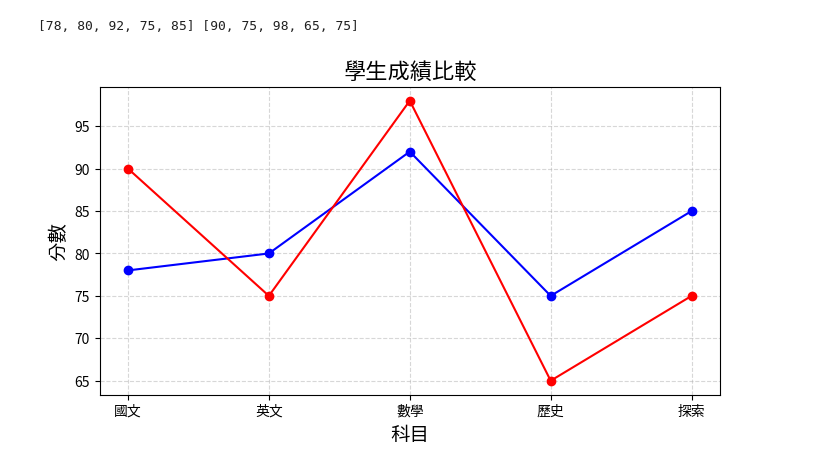
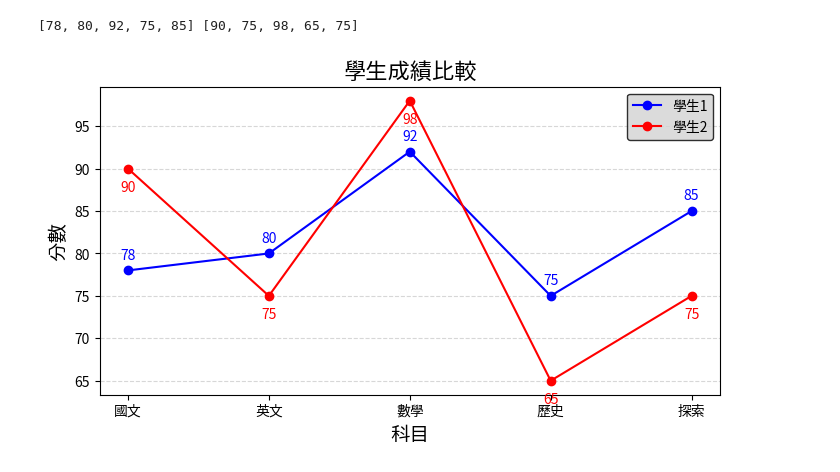
Before and after one commit to zz123321xx/LWY, a Jupyter notebook: lesson14/lesson14_2.ipynb, the cells around one changed output. Saved outputs shown, nothing was run; the diff lists cells and outputs as text; code cells hidden in the pictures.

```diff
--- a/lesson14/lesson14_2.ipynb
+++ b/lesson14/lesson14_2.ipynb
@@ -8,23 +8,29 @@ mpl.rc('font', family='ChineseFont')
 # %%
 import matplotlib.pyplot as plt
 # 來源資料
 student1 = {'國文':78, '英文':80, '數學':92, '歷史':75, '探索':85}
 student2 = {'國文':90, '英文':75, '數學':98, '歷史':65, '探索':75}
 subjects = list(student1.keys())
 scores1 = list(student1.values())
 scores2 = list(student2.values())
 print(scores1, scores2)
 
 # 建立圖形和軸
 figure = plt.figure(figsize=(8, 4), dpi=100, facecolor='w', edgecolor='k')
 axes = figure.add_subplot(111)
 axes.plot(subjects, scores1, label='學生1', marker='o', color='blue')
 axes.plot(subjects, scores2, label='學生2', marker='o', color='red')
 axes.set_title('學生成績比較', fontsize=16)
 axes.set_xlabel('科目', fontsize=14)
 axes.set_ylabel('分數', fontsize=14)
-axes.grid(True, linestyle='--', alpha=0.5)
+axes.grid(True, linestyle='--', alpha=0.5,axis='y')
+axes.legend(loc='best', fontsize=10,edgecolor='black', facecolor='lightgray')
+#marker上顯示學生分數
+for i, score in enumerate(scores1):
+    axes.text(subjects[i], score + 1, str(score), ha='center', va='bottom', fontsize=10, color='blue')
+for i, score in enumerate(scores2):
+    axes.text(subjects[i], score - 3, str(score), ha='center', va='bottom', fontsize=10, color='red')
 plt.show()
 # %% [output]
 [78, 80, 92, 75, 85] [90, 75, 98, 65, 75]
-[figure, old version]
+[figure, new version]
```
Also changed, not shown: parts of 1 cell of this notebook, 1 other file.
